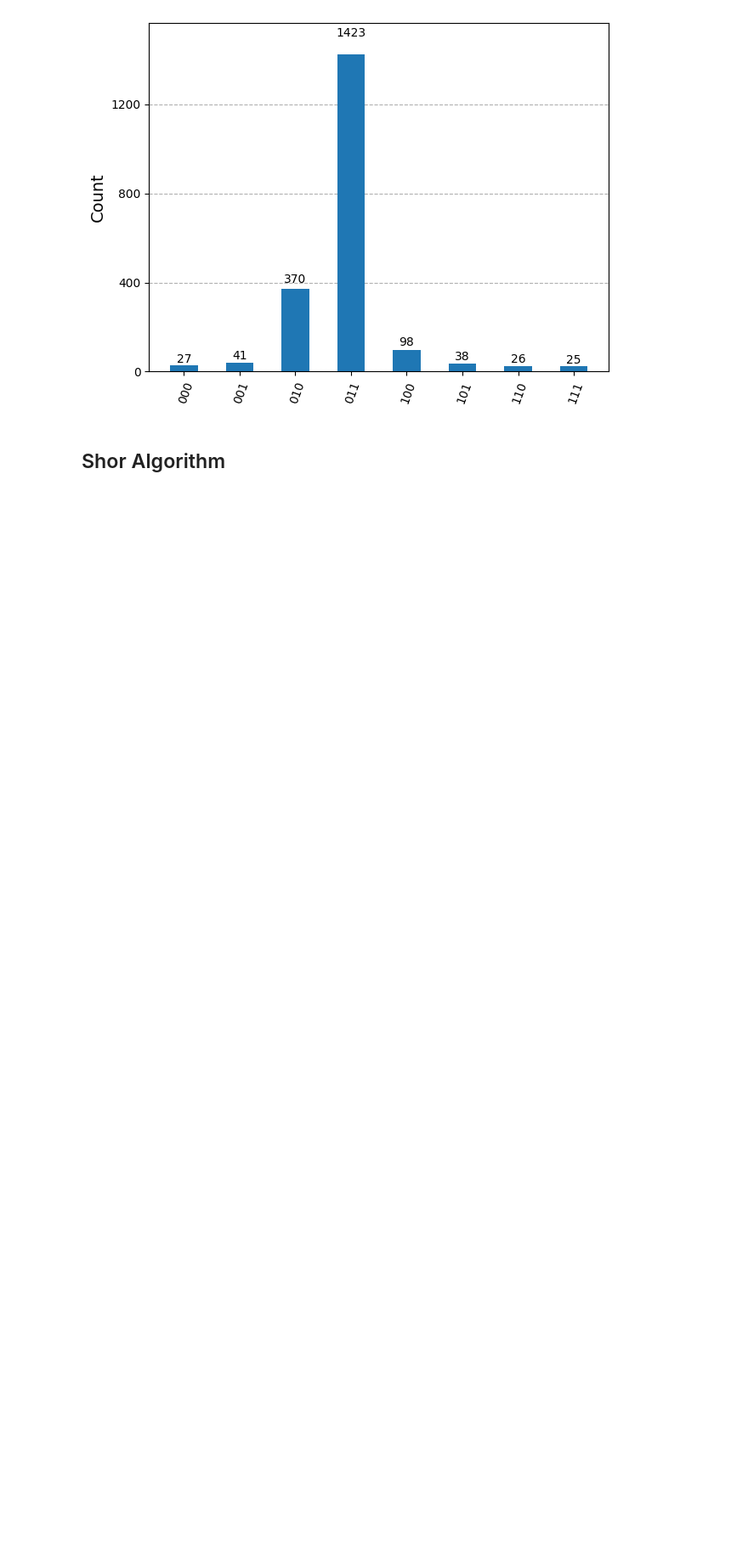
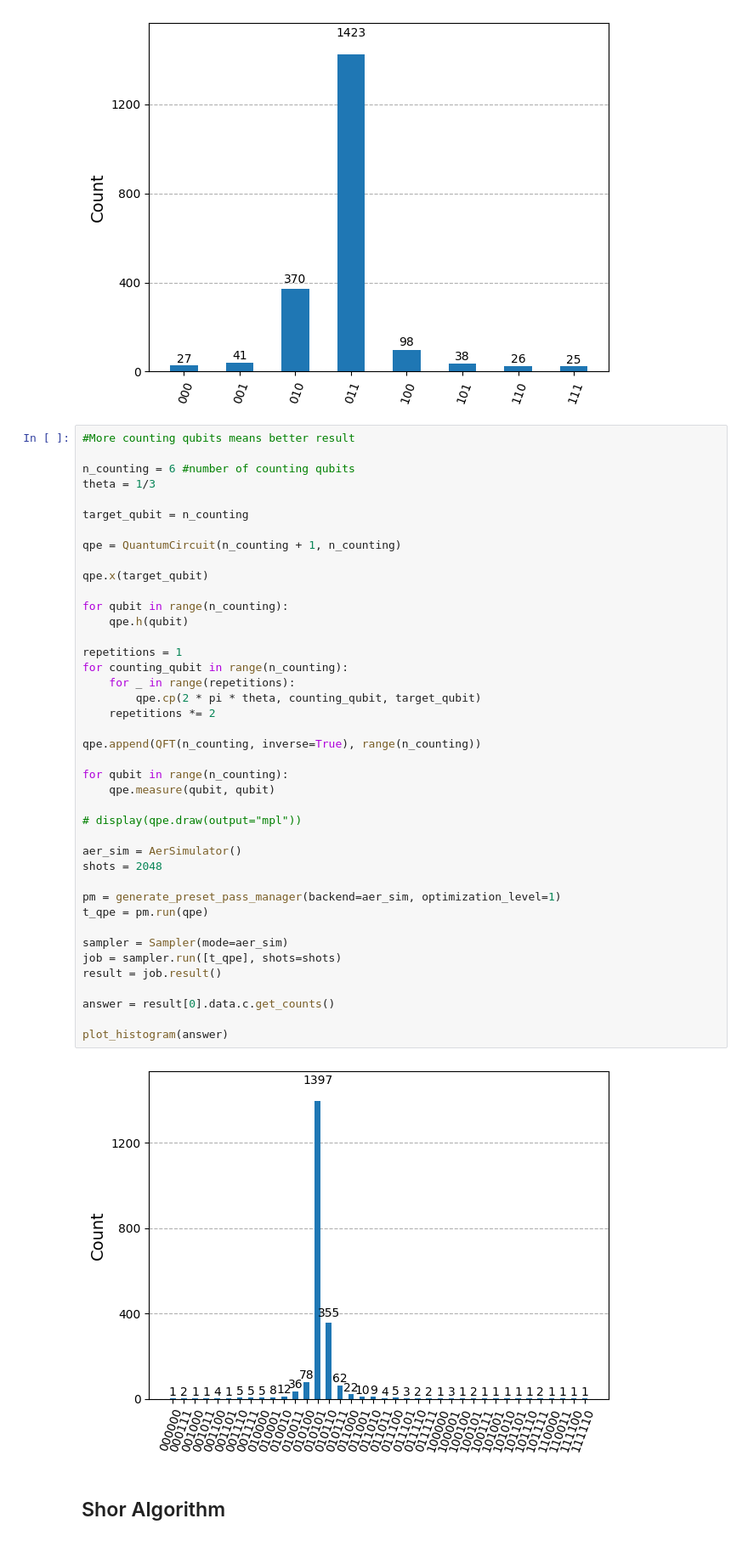
Before and after one commit to kacperpoluszejko/Quantum-Computing, a Jupyter notebook: Lab_7/07_Module_QPE_Shor_2026.ipynb, the cells around one changed output. Shown at 85% size. Cells and saved outputs as stored; diff of their text form; blank space fills up the shorter version.

```diff
--- a/Lab_7/07_Module_QPE_Shor_2026.ipynb
+++ b/Lab_7/07_Module_QPE_Shor_2026.ipynb
@@ -153,6 +153,49 @@ plot_histogram(answer)
 # %% [output]
 [figure]
 [figure]
+# %%
+#More counting qubits means better result
+
+n_counting = 6 #number of counting qubits
+theta = 1/3
+
+target_qubit = n_counting
+
+qpe = QuantumCircuit(n_counting + 1, n_counting)
+
+qpe.x(target_qubit)
+
+for qubit in range(n_counting):
+    qpe.h(qubit)
+
+repetitions = 1
+for counting_qubit in range(n_counting):
+    for _ in range(repetitions):
+        qpe.cp(2 * pi * theta, counting_qubit, target_qubit)
+    repetitions *= 2
+
+qpe.append(QFT(n_counting, inverse=True), range(n_counting))
+
+for qubit in range(n_counting):
+    qpe.measure(qubit, qubit)
+
+# display(qpe.draw(output="mpl"))
+
+aer_sim = AerSimulator()
+shots = 2048
+
+pm = generate_preset_pass_manager(backend=aer_sim, optimization_level=1)
+t_qpe = pm.run(qpe)
+
+sampler = Sampler(mode=aer_sim)
+job = sampler.run([t_qpe], shots=shots)
+result = job.result()
+
+answer = result[0].data.c.get_counts()
+
+plot_histogram(answer)
+# %% [output]
+[figure, added]
 # %% [markdown]
 ## Shor Algorithm
 # %% [markdown]
```
Also changed, not shown: parts of 7 cells of this notebook, 6 other files.
